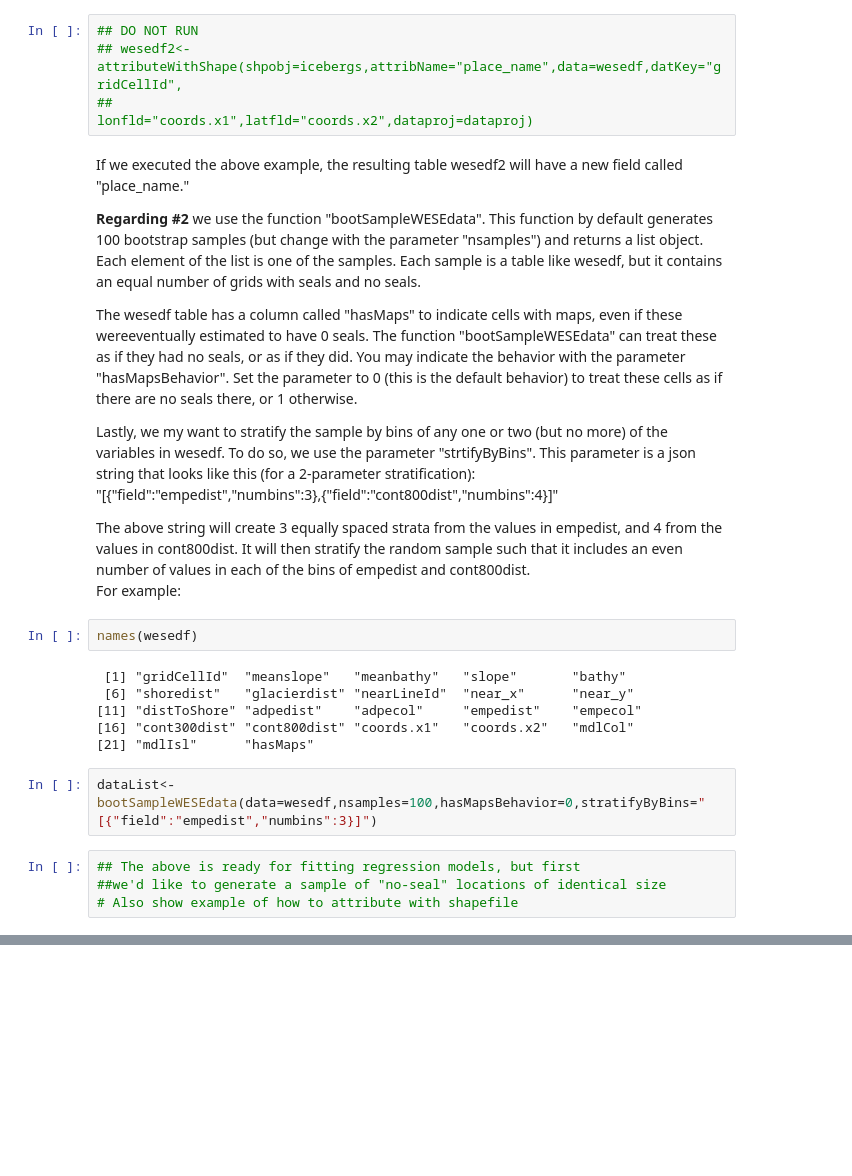
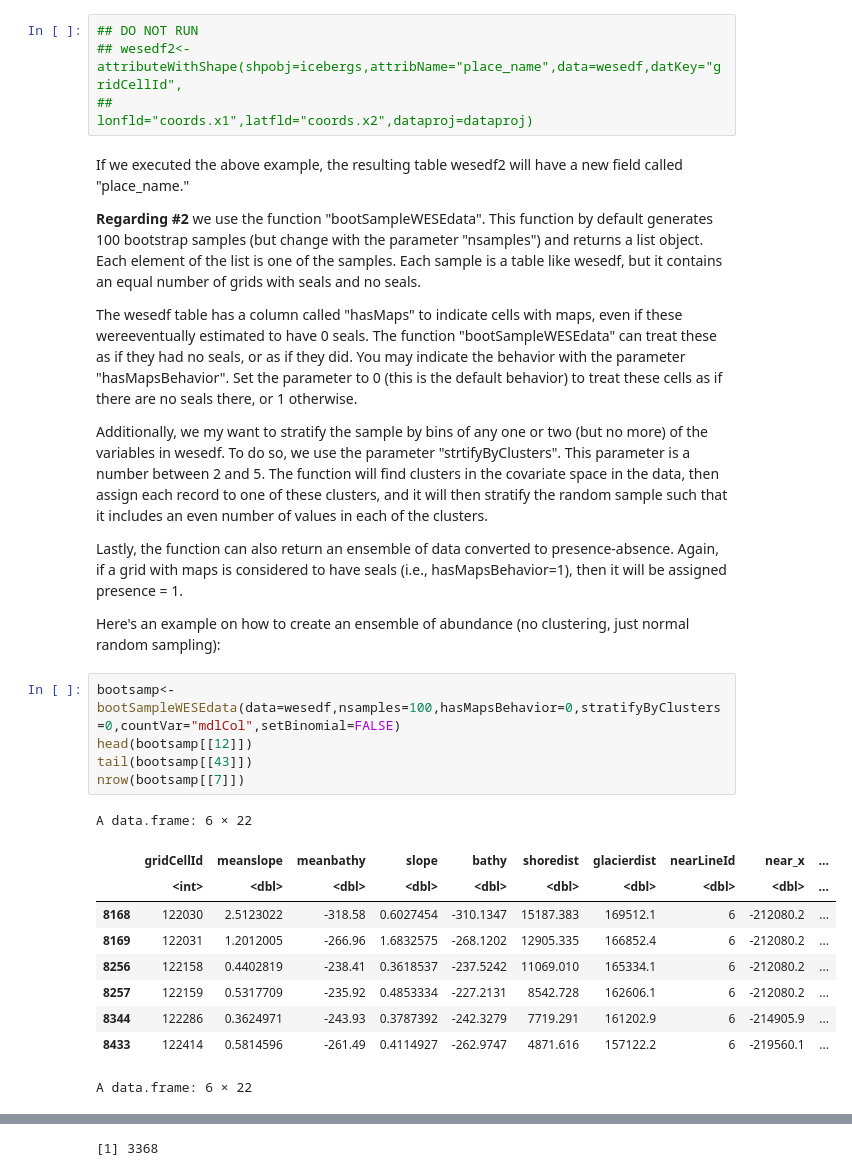
Before and after one commit to pointblue/ContinentalWESEestimates, a Jupyter notebook: notebooks/FitRegressionModels_ofSealAbundeancePresence.ipynb, the cells around one changed output, grey strips where cells are left out. Cells and saved outputs as stored; diff of their text form; blank space fills up the shorter version.

Commit message:
Final setup for regression models

```diff
--- a/notebooks/FitRegressionModels_ofSealAbundeancePresence.ipynb
+++ b/notebooks/FitRegressionModels_ofSealAbundeancePresence.ipynb
@@ -106,22 +106,24 @@ __Regarding #2__ we use the function "bootSampleWESEdata". This function by defa
 
 The wesedf table has a column called "hasMaps" to indicate cells with maps, even if these wereeventually estimated to have 0 seals. The function "bootSampleWESEdata" can treat these as if they had no seals, or as if they did. You may indicate the behavior with the parameter "hasMapsBehavior". Set the parameter to 0 (this is the default behavior) to treat these cells as if there are no seals there, or 1 otherwise.
 
-Lastly, we my want to stratify the sample by bins of any one or two (but no more) of the variables in wesedf. To do so, we use the parameter "strtifyByBins". This parameter is a json string that looks like this (for a 2-parameter stratification):
-    "[{"field":"empedist","numbins":3},{"field":"cont800dist","numbins":4}]"
+Additionally, we my want to stratify the sample by bins of any one or two (but no more) of the variables in wesedf. To do so, we use the parameter "strtifyByClusters". This parameter is a number between 2 and 5. The function will find clusters in the covariate space in the data, then assign each record to one of these clusters, and it will then stratify the random sample such that it includes an even number of values in each of the clusters.
 
-The above string will create 3 equally spaced strata from the values in empedist, and 4 from the values in cont800dist. It will then stratify the random sample such that it includes an even number of values in each of the bins of empedist and cont800dist.
-For example:
+Lastly, the function can also return an ensemble of data converted to presence-absence. Again, if a grid with maps is considered to have seals (i.e., hasMapsBehavior=1), then it will be assigned presence = 1.
+
+Here's an example on how to create an ensemble of abundance (no clustering, just normal random sampling):
-# %%
-names(wesedf)
-# %% [output]
- [1] "gridCellId"  "meanslope"   "meanbathy"   "slope"       "bathy"
- [6] "shoredist"   "glacierdist" "nearLineId"  "near_x"      "near_y"
-[11] "distToShore" "adpedist"    "adpecol"     "empedist"    "empecol"
-[16] "cont300dist" "cont800dist" "coords.x1"   "coords.x2"   "mdlCol"
-[21] "mdlIsl"      "hasMaps"
-# %%
-dataList<-bootSampleWESEdata(data=wesedf,nsamples=100,hasMapsBehavior=0,stratifyByBins="[{"field":"empedist","numbins":3}]")
-# %%
-## The above is ready for fitting regression models, but first
-##we'd like to generate a sample of "no-seal" locations of identical size
-# Also show example of how to attribute with shapefile
+# %%
+bootsamp<-bootSampleWESEdata(data=wesedf,nsamples=100,hasMapsBehavior=0,stratifyByClusters=0,countVar="mdlCol",setBinomial=FALSE)
+head(bootsamp[[12]])
+tail(bootsamp[[43]])
+nrow(bootsamp[[7]])
+# %% [output]
+A data.frame: 6 × 22
+|  | gridCellId | meanslope | meanbathy | slope | bathy | shoredist | glacierdist | nearLineId | near_x | ... |
+|  | <int> | <dbl> | <dbl> | <dbl> | <dbl> | <dbl> | <dbl> | <dbl> | <dbl> | ... |
+| 8168 | 122030 | 2.5123022 | -318.58 | 0.6027454 | -310.1347 | 15187.383 | 169512.1 | 6 | -212080.2 | ... |
+| 8169 | 122031 | 1.2012005 | -266.96 | 1.6832575 | -268.1202 | 12905.335 | 166852.4 | 6 | -212080.2 | ... |
+| 8256 | 122158 | 0.4402819 | -238.41 | 0.3618537 | -237.5242 | 11069.010 | 165334.1 | 6 | -212080.2 | ... |
+| 8257 | 122159 | 0.5317709 | -235.92 | 0.4853334 | -227.2131 | 8542.728 | 162606.1 | 6 | -212080.2 | ... |
+| 8344 | 122286 | 0.3624971 | -243.93 | 0.3787392 | -242.3279 | 7719.291 | 161202.9 | 6 | -214905.9 | ... |
+| 8433 | 122414 | 0.5814596 | -261.49 | 0.4114927 | -262.9747 | 4871.616 | 157122.2 | 6 | -219560.1 | ... |
+A data.frame: 6 × 22
@@ -127,0 +138 @@ dataList<-bootSampleWESEdata(data=wesedf,nsamples=100,hasMapsBehavior=0,stratify
+[1] 3368
```
Also changed, not shown: parts of 8 cells of this notebook.
